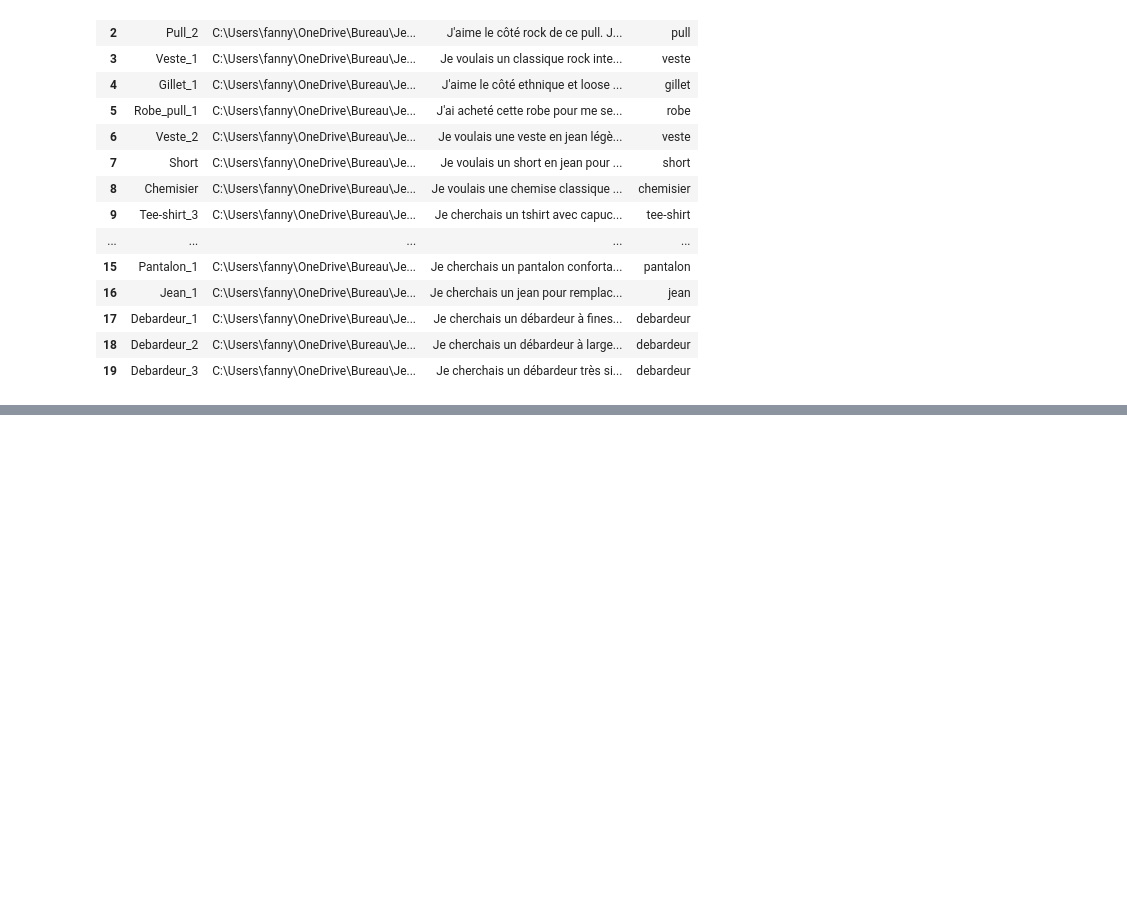
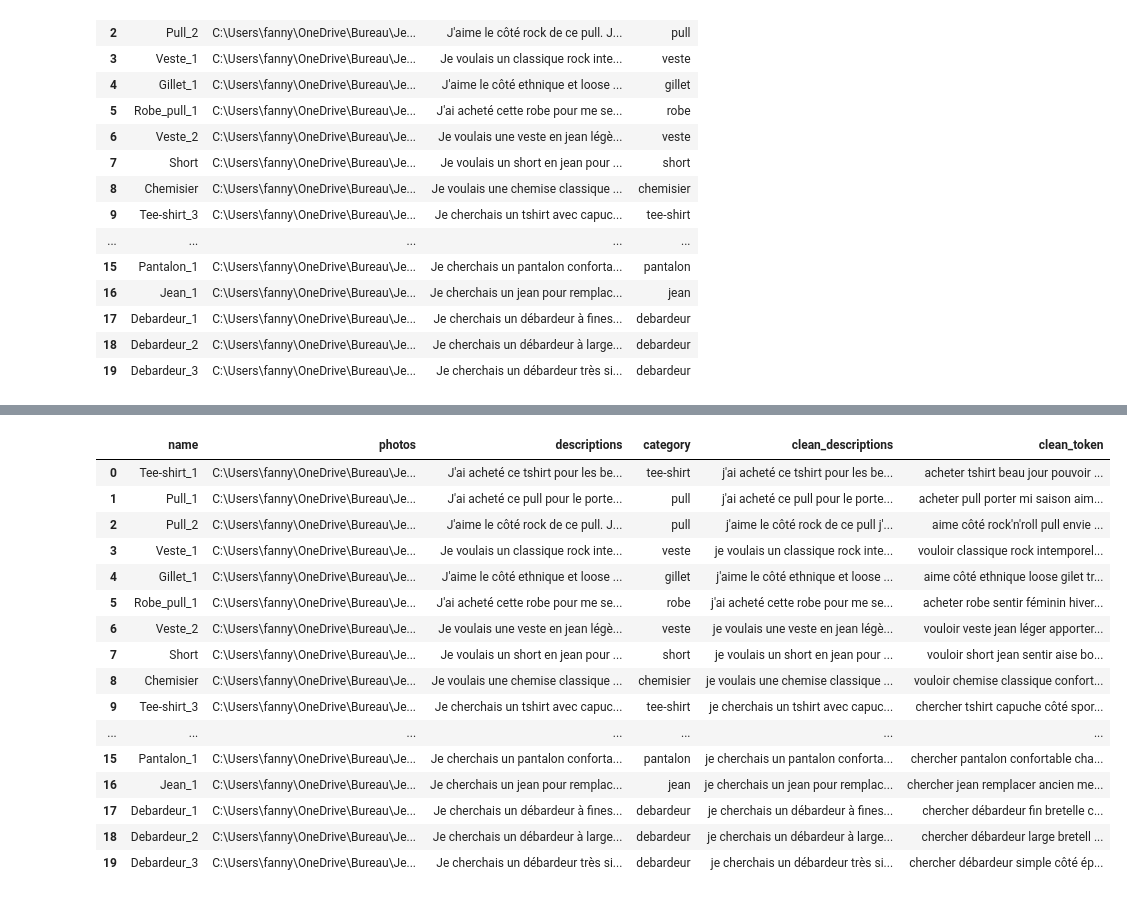
Before and after one commit to Jedha-s-project/Clothes_recommendation, a Jupyter notebook: datatest.ipynb, the cells around one changed output, grey strips where cells are left out. Saved outputs shown, nothing was run; the diff lists cells and outputs as text; code cells hidden in the pictures; blank space fills up the shorter version.

```diff
--- a/datatest.ipynb
+++ b/datatest.ipynb
@@ -41,0 +106,6 @@ datatest
+# %%
+df_clothes['clean_descriptions'] = df_clothes['descriptions'].str.replace(r"[!\"#$%&()*+,-./:;<=>?@[\\\]^_`{|}~]+", " ")
+df_mood['clean_day_mood'] = df_mood['day_mood'].str.replace(r"[!\"#$%&()*+,-./:;<=>?@[\\\]^_`{|}~]+", " ")
+df_clothes['clean_descriptions'] = df_clothes['clean_descriptions'].fillna('').apply(lambda x: x.lower())
+df_mood['clean_day_mood'] = df_mood['clean_day_mood'].fillna('').apply(lambda x: x.lower())
+df_mood
@@ -41,0 +150,4 @@ datatest
+# %%
+## Tokenize the cleaned document
+tokenized_clothes = df_clothes['clean_descriptions'].fillna('').apply(lambda x: nlp(x))
+tokenized_mood = df_mood['clean_day_mood'].fillna('').apply(lambda x: nlp(x))
@@ -41,0 +202,20 @@ datatest
+# %%
+df_clothes
+# %% [output]
+|  | name | photos | descriptions | category | clean_descriptions | clean_token |
+| 0 | Tee-shirt_1 | C:\Users\fanny\OneDrive\Bureau\Je... | J'ai acheté ce tshirt pour les be... | tee-shirt | j'ai acheté ce tshirt pour les be... | acheter tshirt beau jour pouvoir ... |
+| 1 | Pull_1 | C:\Users\fanny\OneDrive\Bureau\Je... | J'ai acheté ce pull pour le porte... | pull | j'ai acheté ce pull pour le porte... | acheter pull porter mi saison aim... |
+| 2 | Pull_2 | C:\Users\fanny\OneDrive\Bureau\Je... | J'aime le côté rock de ce pull. J... | pull | j'aime le côté rock de ce pull j'... | aime côté rock'n'roll pull envie ... |
+| 3 | Veste_1 | C:\Users\fanny\OneDrive\Bureau\Je... | Je voulais un classique rock inte... | veste | je voulais un classique rock inte... | vouloir classique rock intemporel... |
+| 4 | Gillet_1 | C:\Users\fanny\OneDrive\Bureau\Je... | J'aime le côté ethnique et loose ... | gillet | j'aime le côté ethnique et loose ... | aime côté ethnique loose gilet tr... |
+| 5 | Robe_pull_1 | C:\Users\fanny\OneDrive\Bureau\Je... | J'ai acheté cette robe pour me se... | robe | j'ai acheté cette robe pour me se... | acheter robe sentir féminin hiver... |
+| 6 | Veste_2 | C:\Users\fanny\OneDrive\Bureau\Je... | Je voulais une veste en jean légè... | veste | je voulais une veste en jean légè... | vouloir veste jean léger apporter... |
+| 7 | Short | C:\Users\fanny\OneDrive\Bureau\Je... | Je voulais un short en jean pour ... | short | je voulais un short en jean pour ... | vouloir short jean sentir aise bo... |
+| 8 | Chemisier | C:\Users\fanny\OneDrive\Bureau\Je... | Je voulais une chemise classique ... | chemisier | je voulais une chemise classique ... | vouloir chemise classique confort... |
+| 9 | Tee-shirt_3 | C:\Users\fanny\OneDrive\Bureau\Je... | Je cherchais un tshirt avec capuc... | tee-shirt | je cherchais un tshirt avec capuc... | chercher tshirt capuche côté spor... |
+| ... | ... | ... | ... | ... | ... | ... |
+| 15 | Pantalon_1 | C:\Users\fanny\OneDrive\Bureau\Je... | Je cherchais un pantalon conforta... | pantalon | je cherchais un pantalon conforta... | chercher pantalon confortable cha... |
+| 16 | Jean_1 | C:\Users\fanny\OneDrive\Bureau\Je... | Je cherchais un jean pour remplac... | jean | je cherchais un jean pour remplac... | chercher jean remplacer ancien me... |
+| 17 | Debardeur_1 | C:\Users\fanny\OneDrive\Bureau\Je... | Je cherchais un débardeur à fines... | debardeur | je cherchais un débardeur à fines... | chercher débardeur fin bretelle c... |
+| 18 | Debardeur_2 | C:\Users\fanny\OneDrive\Bureau\Je... | Je cherchais un débardeur à large... | debardeur | je cherchais un débardeur à large... | chercher débardeur large bretell ... |
+| 19 | Debardeur_3 | C:\Users\fanny\OneDrive\Bureau\Je... | Je cherchais un débardeur très si... | debardeur | je cherchais un débardeur très si... | chercher débardeur simple côté ép... |
```
Also changed, not shown: parts of 27 cells of this notebook.
